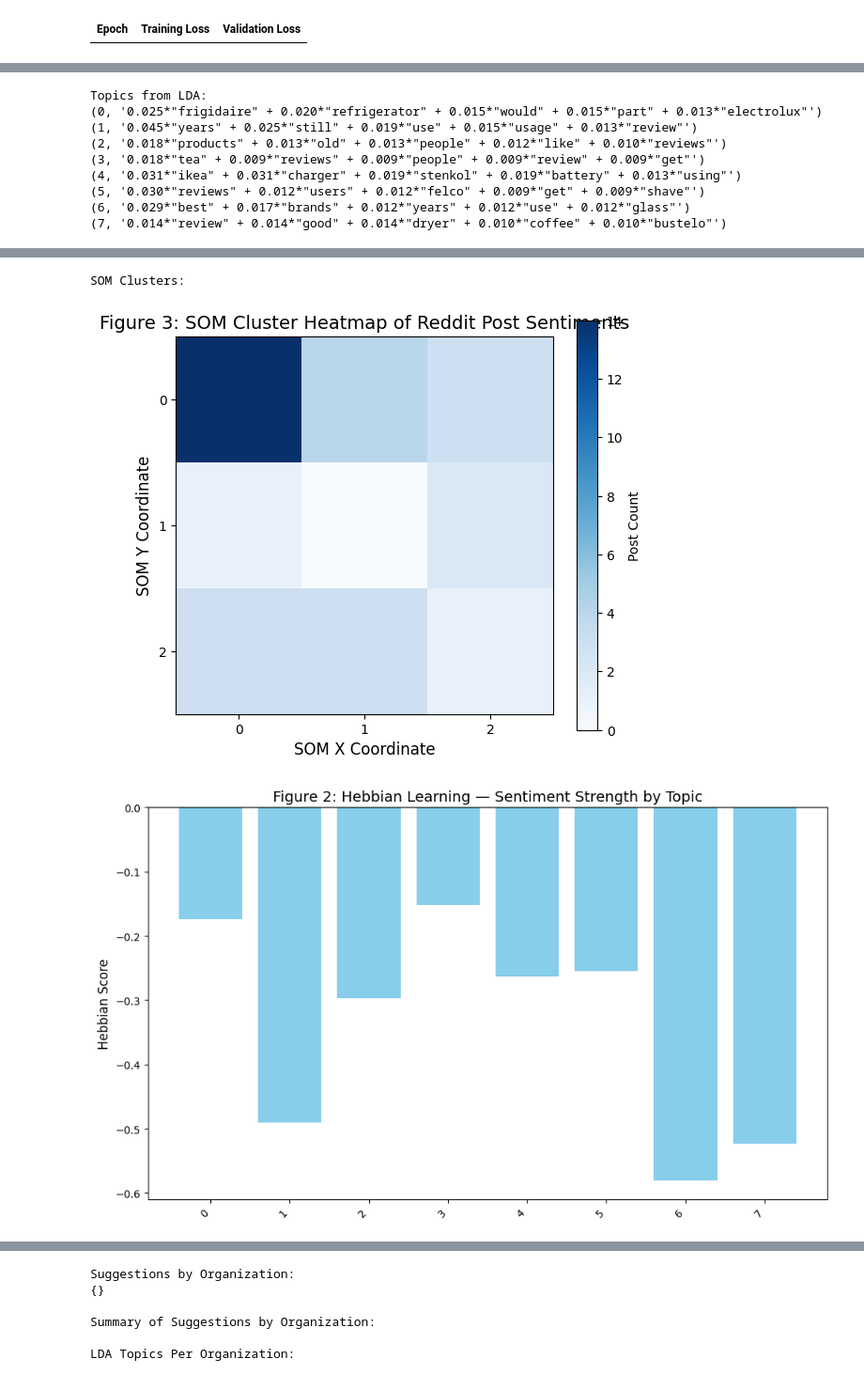
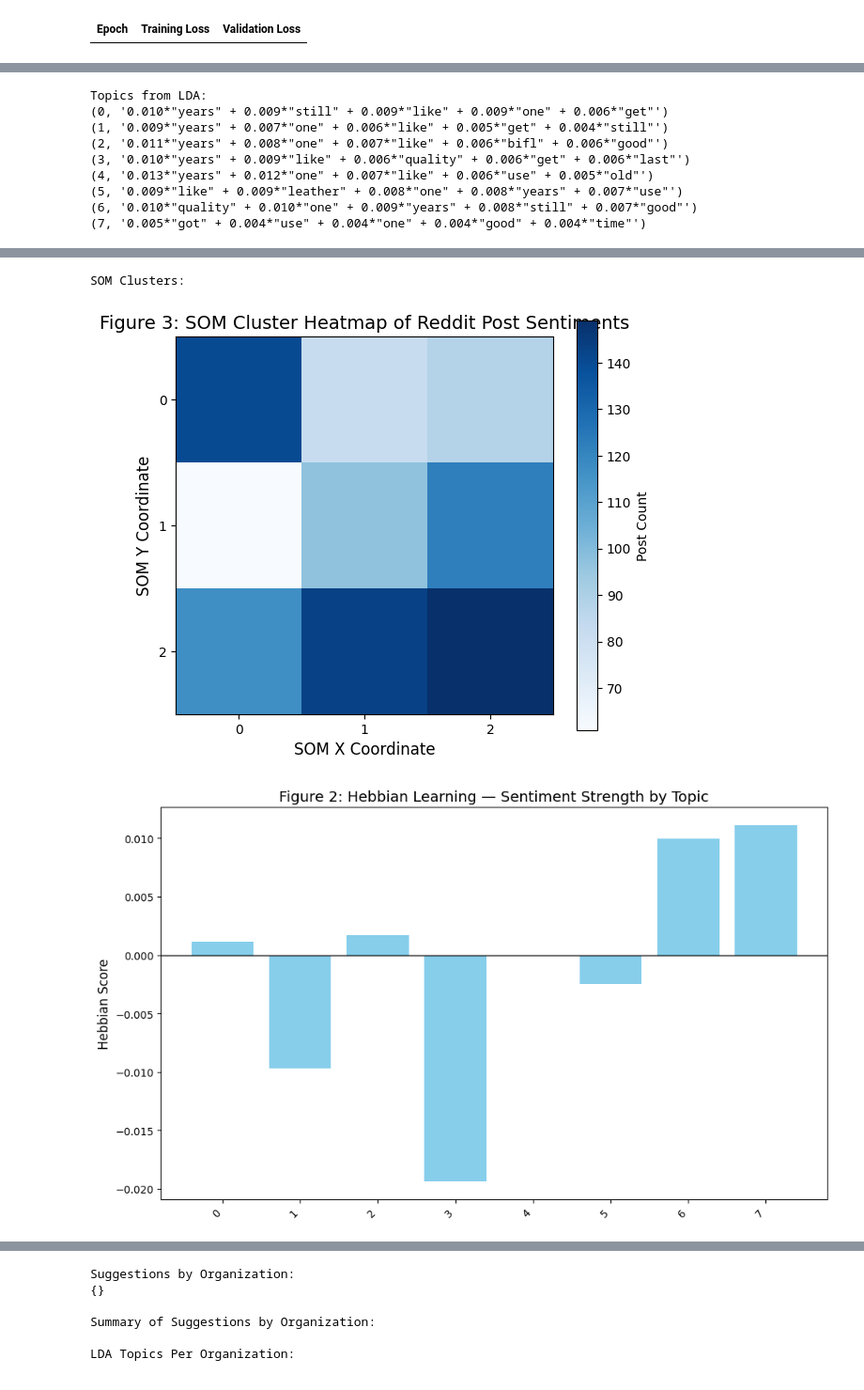
Before and after one commit to vineethmariappan/business-insights, a Jupyter notebook: business-insight.ipynb, the cells around one changed output, grey strips where cells are left out. Shown: that part at 94% size. Drawn from its saved outputs; the diff is of its cells as text; code cells hidden in the pictures.

Commit message:
Update hebbian

```diff
--- a/business-insight.ipynb
+++ b/business-insight.ipynb
@@ -107,7 +107,7 @@ def clean_lda_keywords_with_pos(topic_terms):
     filtered = [token.text for token in doc if token.pos_ in allowed_pos]
     return filtered[:5]
 
-def get_reddit_posts(cache_path="reddit_productreviews_posts.csv"):
+def get_reddit_posts(cache_path="reddit_buyitforlife_posts.csv"):
     if os.path.exists(cache_path):
         print(" Loading posts from cached CSV...")
         df = pd.read_csv(cache_path)
@@ -119,9 +119,9 @@ def get_reddit_posts(cache_path="reddit_productreviews_posts.csv"):
             client_secret="TuskU4_ysvTwaJJ3i9K40HLEiykE9A",
             user_agent="python:brand-sentiment-analyzer:v1.0 (by /u/Soul_Pay4951)"
         )
-        subreddit = reddit.subreddit("productreviews")
+        subreddit = reddit.subreddit("buyitforlife")
         posts = []
-        for post in subreddit.hot(limit=1000):
+        for post in subreddit.top(time_filter='year', limit=1000):
             post.comments.replace_more(limit=0)
             comments = [comment.body for comment in post.comments.list()]
             top_comments = " ".join(comments[:3])  # optional
@@ -614,6 +614,7 @@ org_sentiment_distribution = compute_sentiment_breakdown_per_org(cleaned_posts,
 summaries = []
 # 7. Hebbian Learning (Initialize and Update)
 hebbian = HebbianLearning(topic_strs)
+topic_post_counts = defaultdict(int)
 
 for i, bow in enumerate(corpus):
     topic_distribution = lda_model.get_document_topics(bow)
@@ -622,13 +623,27 @@ for i, bow in enumerate(corpus):
         topic_str = topic_strs[dominant_topic]
 
         sentiment = sentiments[i]
-        score = sentiment['score'] if sentiment['label'] == "positive" else -sentiment['score']
+        label_weights = {
+            "POSITIVE": 1.0,
+            "NEGATIVE": -1.0,
+            "SUGGESTION": 0.5
+        }
 
+        label = sentiment["label"].upper()
+        score = label_weights.get(label, 0.0) * sentiment["score"]
         hebbian.update(topic_str, score)
+        topic_post_counts[topic_str] += 1
+
 
 # Now safe to get Hebbian scores and plot
-hebbian_scores = hebbian.get_associations()
-plot_hebbian_scores(hebbian_scores)
+raw_scores = hebbian.get_associations()
+normalized_scores = {
+    topic: raw_scores[topic] / topic_post_counts[topic]
+    for topic in raw_scores if topic_post_counts[topic] > 0
+}
+
+plot_hebbian_scores(normalized_scores)
+
 
 # Generate topic summaries
 for topic_id, topic_info in topics:
@@ -689,11 +704,11 @@ To disable this warning, you can either:
         - Avoid using `tokenizers` before the fork if possible
         - Explicitly set the environment variable TOKENIZERS_PARALLELISM=(true | false)
 Topics from LDA:
-(0, '0.025*"frigidaire" + 0.020*"refrigerator" + 0.015*"would" + 0.015*"part" + 0.013*"electrolux"')
-(1, '0.045*"years" + 0.025*"still" + 0.019*"use" + 0.015*"usage" + 0.013*"review"')
-(2, '0.018*"products" + 0.013*"old" + 0.013*"people" + 0.012*"like" + 0.010*"reviews"')
-(3, '0.018*"tea" + 0.009*"reviews" + 0.009*"people" + 0.009*"review" + 0.009*"get"')
-(4, '0.031*"ikea" + 0.031*"charger" + 0.019*"stenkol" + 0.019*"battery" + 0.013*"using"')
-(5, '0.030*"reviews" + 0.012*"users" + 0.012*"felco" + 0.009*"get" + 0.009*"shave"')
-(6, '0.029*"best" + 0.017*"brands" + 0.012*"years" + 0.012*"use" + 0.012*"glass"')
-(7, '0.014*"review" + 0.014*"good" + 0.014*"dryer" + 0.010*"coffee" + 0.010*"bustelo"')
+(0, '0.010*"years" + 0.009*"still" + 0.009*"like" + 0.009*"one" + 0.006*"get"')
+(1, '0.009*"years" + 0.007*"one" + 0.006*"like" + 0.005*"get" + 0.004*"still"')
+(2, '0.011*"years" + 0.008*"one" + 0.007*"like" + 0.006*"bifl" + 0.006*"good"')
+(3, '0.010*"years" + 0.009*"like" + 0.006*"quality" + 0.006*"get" + 0.006*"last"')
+(4, '0.013*"years" + 0.012*"one" + 0.007*"like" + 0.006*"use" + 0.005*"old"')
+(5, '0.009*"like" + 0.009*"leather" + 0.008*"one" + 0.008*"years" + 0.007*"use"')
+(6, '0.010*"quality" + 0.010*"one" + 0.009*"years" + 0.008*"still" + 0.007*"good"')
+(7, '0.005*"got" + 0.004*"use" + 0.004*"one" + 0.004*"good" + 0.004*"time"')
@@ -701,3 +716,3 @@ Topics from LDA:
 SOM Clusters:
-[figure, old version]
+[figure, new version]
-[figure, old version]
+[figure, new version]
```
Also changed, not shown: parts of 1 cell of this notebook.
